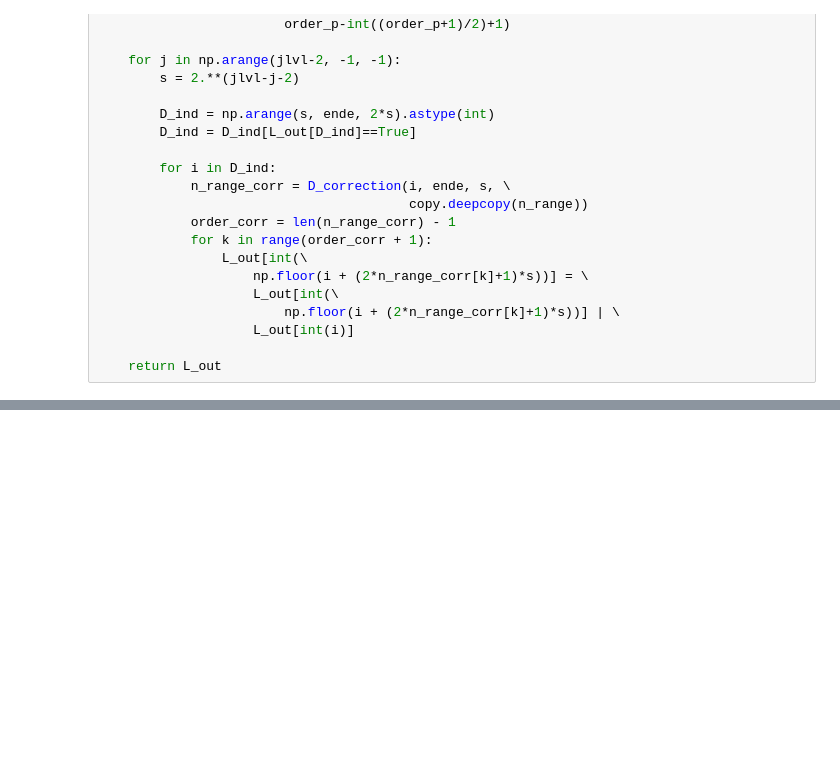
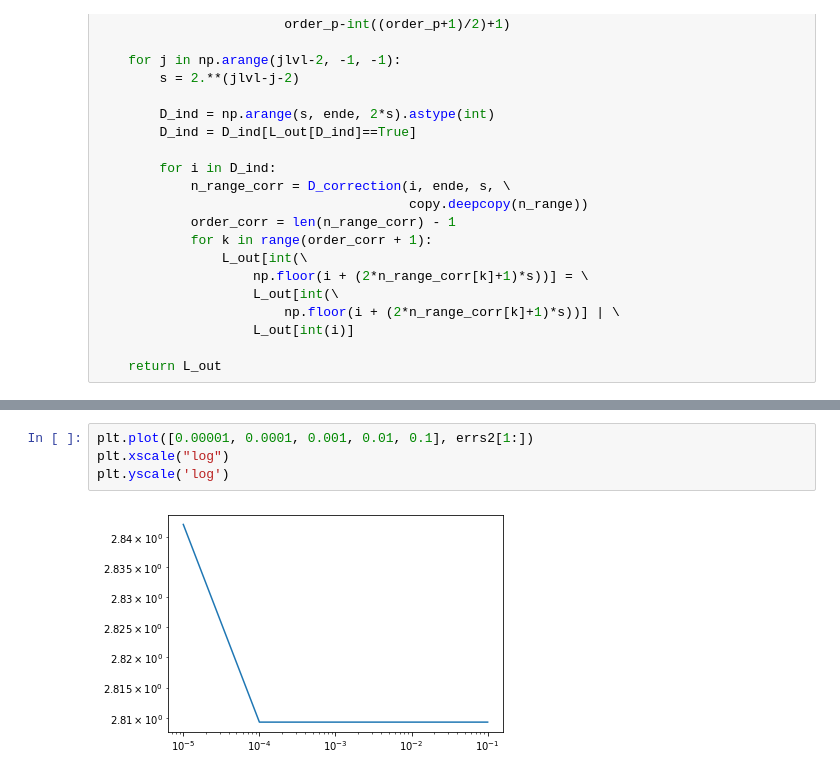
Before and after one commit to RedShift51/wavelets, a Jupyter notebook: wavelets_new.ipynb, the cells around one changed output, grey strips where cells are left out. Drawn from its saved outputs; the diff is of its cells as text; blank space fills up the shorter version.

```diff
--- a/wavelets_new.ipynb
+++ b/wavelets_new.ipynb
@@ -1392,0 +1334,6 @@ plt.savefig("/home/alex/derivative.pdf")
+# %%
+plt.plot([0.00001, 0.0001, 0.001, 0.01, 0.1], errs2[1:])
+plt.xscale("log")
+plt.yscale('log')
+# %% [output]
+[figure, added]
```
Also changed, not shown: parts of 10 cells of this notebook.
